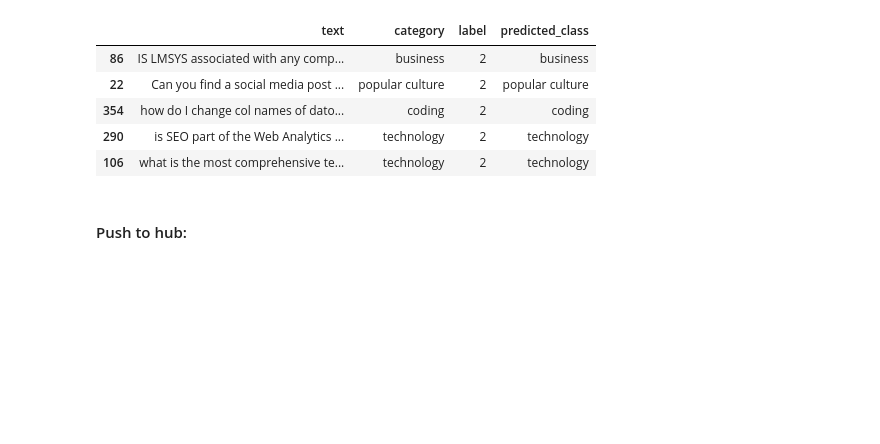
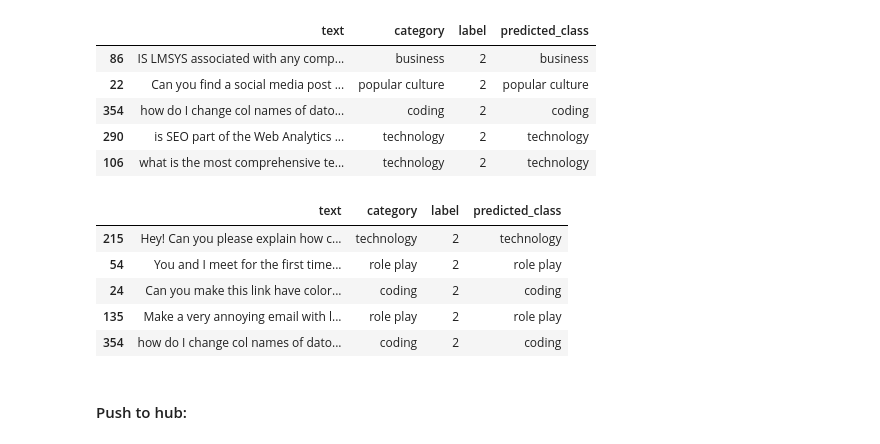
Before and after one commit to reddgr/zero-shot-text-classification, a Jupyter notebook: 03-prompt-classifier-finetuning.ipynb, the cells around one changed output. Drawn from its saved outputs; the diff is of its cells as text; code cells hidden in the pictures; blank space fills up the shorter version.

```diff
--- a/03-prompt-classifier-finetuning.ipynb
+++ b/03-prompt-classifier-finetuning.ipynb
@@ -475,6 +475,18 @@ Results sample:
 | 354 | how do I change col names of dato... | coding | 2 | coding |
 | 290 | is SEO part of the Web Analytics ... | technology | 2 | technology |
 | 106 | what is the most comprehensive te... | technology | 2 | technology |
+# %%
+zs_test_metrics_ft.get('detailed_results')
+results_df = pd.DataFrame(zs_test_metrics_ft['detailed_results'])
+display(results_df.sample(5))
+results_df.to_csv('csv/10c-test-ft.csv', index=False)
+# %% [output]
+|  | text | category | label | predicted_class |
+| 215 | Hey! Can you please explain how c... | technology | 2 | technology |
+| 54 | You and I meet for the first time... | role play | 2 | role play |
+| 24 | Can you make this link have color... | coding | 2 | coding |
+| 135 | Make a very annoying email with l... | role play | 2 | role play |
+| 354 | how do I change col names of dato... | coding | 2 | coding |
 # %% [markdown]
 #### Push to hub:
 # %%
```
Also changed, not shown: 1 other file.
